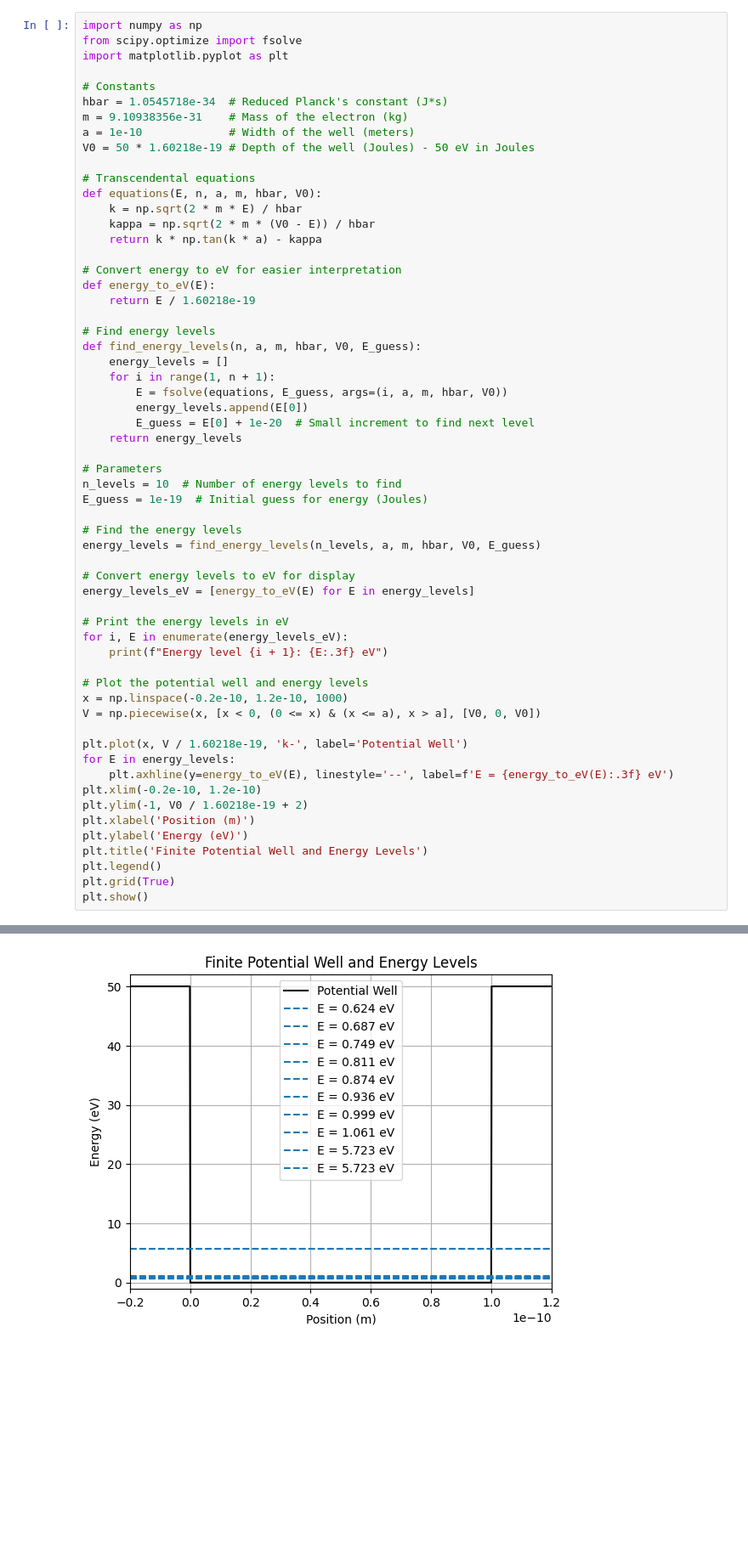
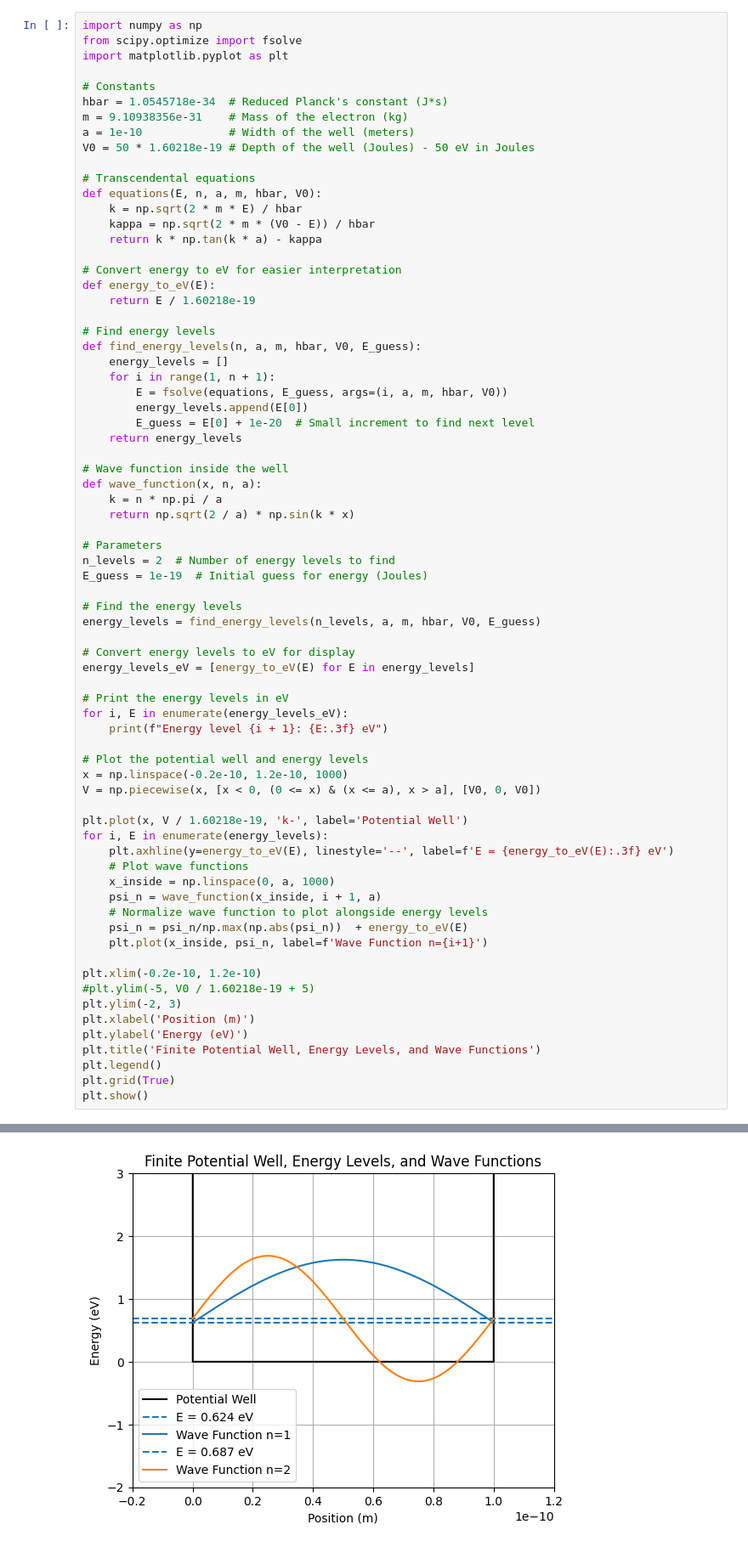
Before and after one commit to navgaur/QM1_UGCF, a Jupyter notebook: Quantum_Mech_1_UGCF.ipynb, the cells around one changed output, grey strips where cells are left out. Shown at 85% size. Drawn from its saved outputs; the diff is of its cells as text; blank space fills up the shorter version.

```diff
--- a/Quantum_Mech_1_UGCF.ipynb
+++ b/Quantum_Mech_1_UGCF.ipynb
@@ -199,8 +199,13 @@ def find_energy_levels(n, a, m, hbar, V0, E_guess):
         E_guess = E[0] + 1e-20  # Small increment to find next level
     return energy_levels
 
+# Wave function inside the well
+def wave_function(x, n, a):
+    k = n * np.pi / a
+    return np.sqrt(2 / a) * np.sin(k * x)
+
 # Parameters
-n_levels = 10  # Number of energy levels to find
+n_levels = 2  # Number of energy levels to find
 E_guess = 1e-19  # Initial guess for energy (Joules)
 
 # Find the energy levels
@@ -218,13 +223,21 @@ x = np.linspace(-0.2e-10, 1.2e-10, 1000)
 V = np.piecewise(x, [x < 0, (0 <= x) & (x <= a), x > a], [V0, 0, V0])
 
 plt.plot(x, V / 1.60218e-19, 'k-', label='Potential Well')
-for E in energy_levels:
+for i, E in enumerate(energy_levels):
     plt.axhline(y=energy_to_eV(E), linestyle='--', label=f'E = {energy_to_eV(E):.3f} eV')
+    # Plot wave functions
+    x_inside = np.linspace(0, a, 1000)
+    psi_n = wave_function(x_inside, i + 1, a)
+    # Normalize wave function to plot alongside energy levels
+    psi_n = psi_n/np.max(np.abs(psi_n))  + energy_to_eV(E)
+    plt.plot(x_inside, psi_n, label=f'Wave Function n={i+1}')
+
 plt.xlim(-0.2e-10, 1.2e-10)
-plt.ylim(-1, V0 / 1.60218e-19 + 2)
+#plt.ylim(-5, V0 / 1.60218e-19 + 5)
+plt.ylim(-2, 3)
 plt.xlabel('Position (m)')
 plt.ylabel('Energy (eV)')
-plt.title('Finite Potential Well and Energy Levels')
+plt.title('Finite Potential Well, Energy Levels, and Wave Functions')
 plt.legend()
 plt.grid(True)
 plt.show()
@@ -243 +248 @@ Energy level 10: 5.723 eV
-[figure, old version]
+[figure, new version]
```
Also changed, not shown: parts of 3 cells of this notebook.
